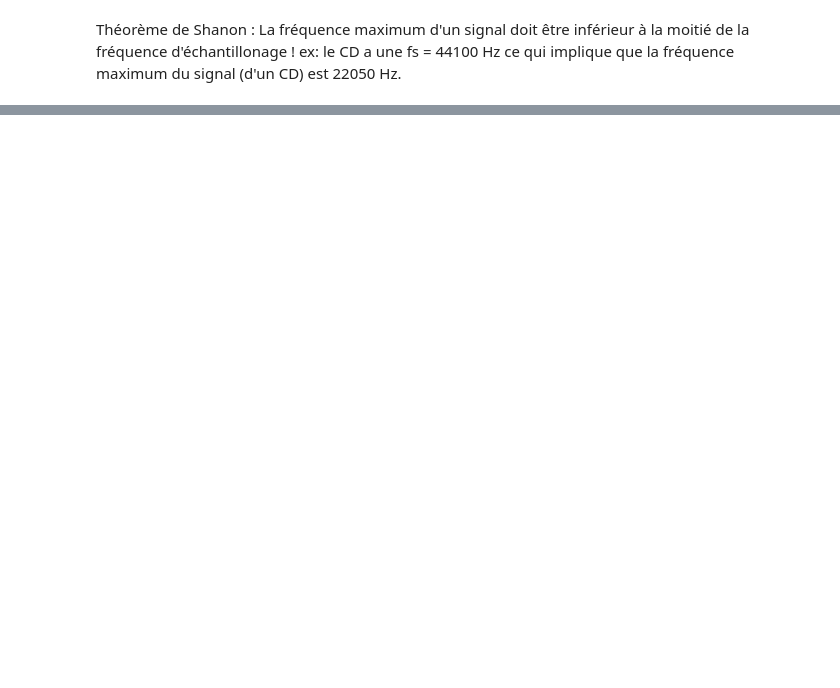
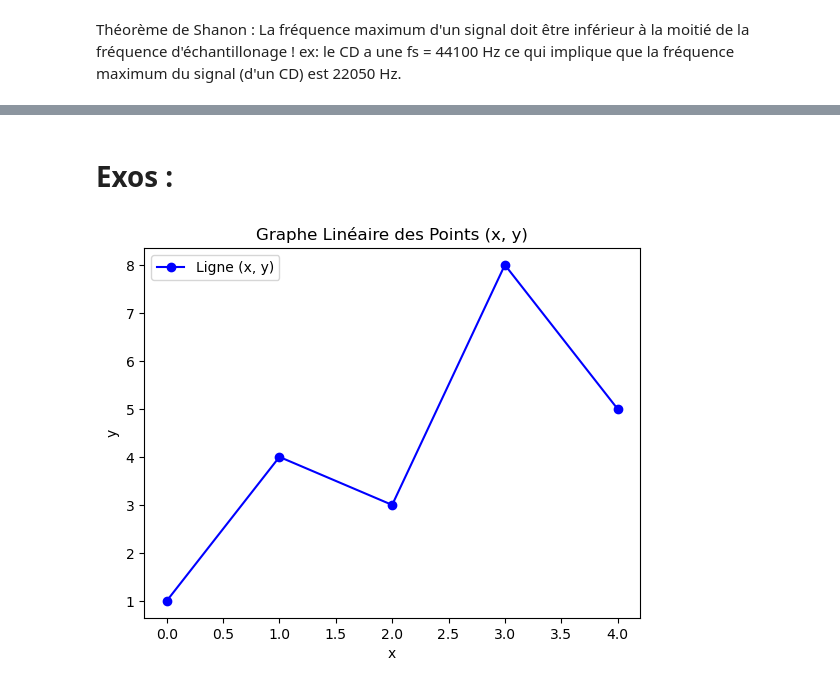
Before and after one commit to ABOY-IA/Simplon, a Jupyter notebook: maths.ipynb, the cells around one changed output, grey strips where cells are left out. Cells and saved outputs as stored; diff of their text form; code cells hidden in the pictures; blank space fills up the shorter version.

```diff
--- a/maths.ipynb
+++ b/maths.ipynb
@@ -159,0 +211,24 @@ arr = np.random.randn(5, 5)
+# %% [markdown]
+# Exos :
+# %%
+#1. correction
+import numpy as np
+import matplotlib.pyplot as plt
+
+# Définir les points x et y
+x = np.array([0, 1, 2, 3, 4])
+y = np.array([1, 4, 3, 8, 5])
+
+# Tracer le graphe linéaire
+plt.plot(x, y, marker='o', linestyle='-', color='b', label='Ligne (x, y)')
+
+# Ajouter des titres et des légendes
+plt.title('Graphe Linéaire des Points (x, y)')
+plt.xlabel('x')
+plt.ylabel('y')
+plt.legend()
+
+# Afficher le graphe
+plt.show()
+# %% [output]
+[figure, added]
```
Also changed, not shown: parts of 20 cells of this notebook, 3 other files.
